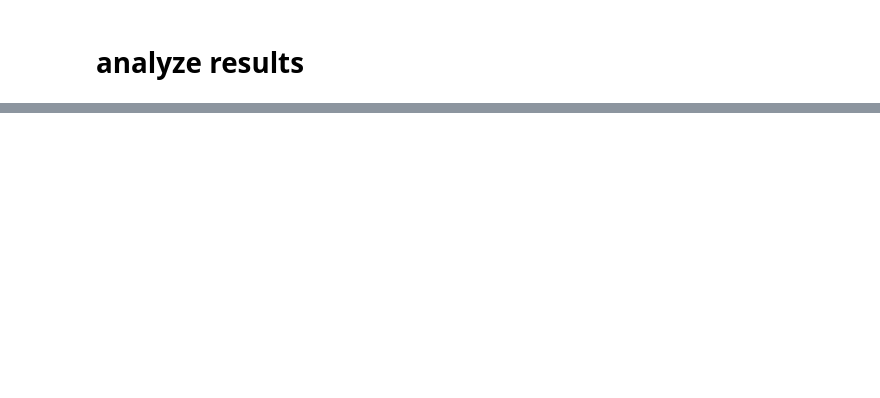
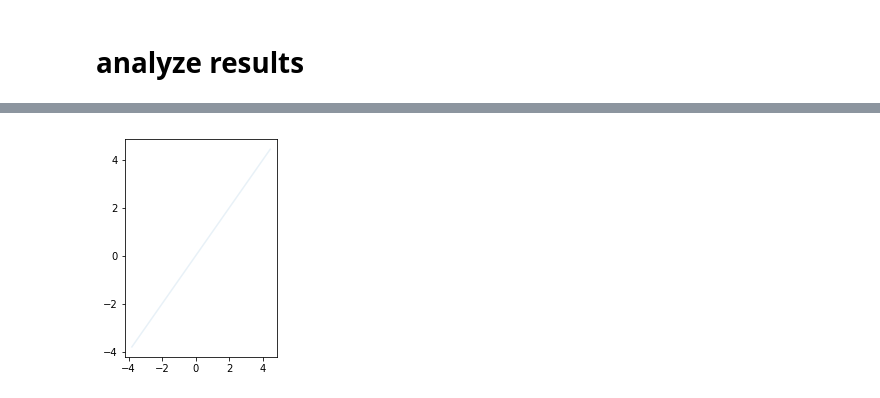
Before and after one commit to csinva/dnn-experiments, a Jupyter notebook: poly_fit/fit_interactions.ipynb, the cells around one changed output, grey strips where cells are left out. Drawn from its saved outputs; the diff is of its cells as text; code cells hidden in the pictures; blank space fills up the shorter version.

```diff
--- a/poly_fit/fit_interactions.ipynb
+++ b/poly_fit/fit_interactions.ipynb
@@ -224,0 +70,36 @@ for i, row in results.iterrows():
+# %%
+r = pd.DataFrame(rs)
+num_vars = 2
+n_test = 10000
+X_test, Y_test = get_data(p.d, n_test, p.func, grid=True, seed_val=p.seed)
+
+plt.subplot(1, num_vars, 1)
+plt.plot(X_test[:, 0], Y_test, label='lab', alpha=0.1)
+
+output = np.zeros((num_vars, results.shape[0]))
+for num in range(num_vars):
+    X_test, Y_test = get_data(p.d, n_test, p.func, grid=True, seed_val=p.seed)
+    X_test_alt, Y_test_alt = get_data(p.d, n_test, p.func, grid=True, shufflevar=num, seed_val=p.seed)
+    for i, row in r.iterrows():
+
+        m = row.model
+        pred = m(torch.Tensor(X_test).to(device)).cpu().detach().numpy()
+        pred_alt = m(torch.Tensor(X_test_alt).to(device)).cpu().detach().numpy()
+
+
+
+
+        test_mse = np.sum((pred - Y_test)**2) / n_test
+        test_mse_alt = np.sum((pred_alt - Y_test_alt)**2) / n_test
+#         print(f'using only var $x_{num}$ num_lays {i} mse {test_mse:0.2e}')
+
+        output[num, i] = -1 * (test_mse - test_mse_alt)
+
+        '''
+        plt.subplot(1, num_vars, num + 1)
+        plt.plot(X_test_alt[:, num], pred_alt, '.', label=str(i), alpha=0.1,)
+        plt.xlabel(f'$x_{num}$')
+        plt.legend()
+        '''
+# %% [output]
+[figure, added]
```
Also changed, not shown: parts of 12 cells of this notebook, 3 other files.
